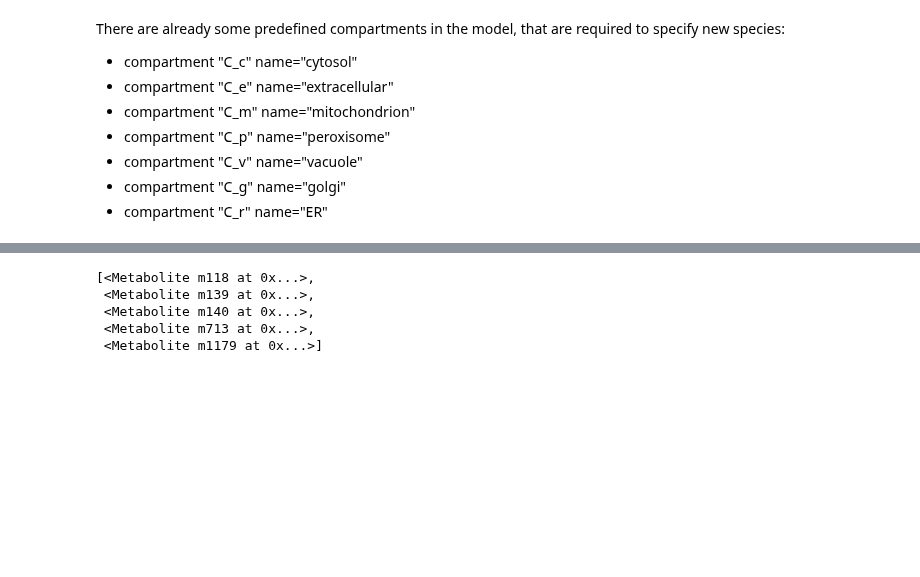
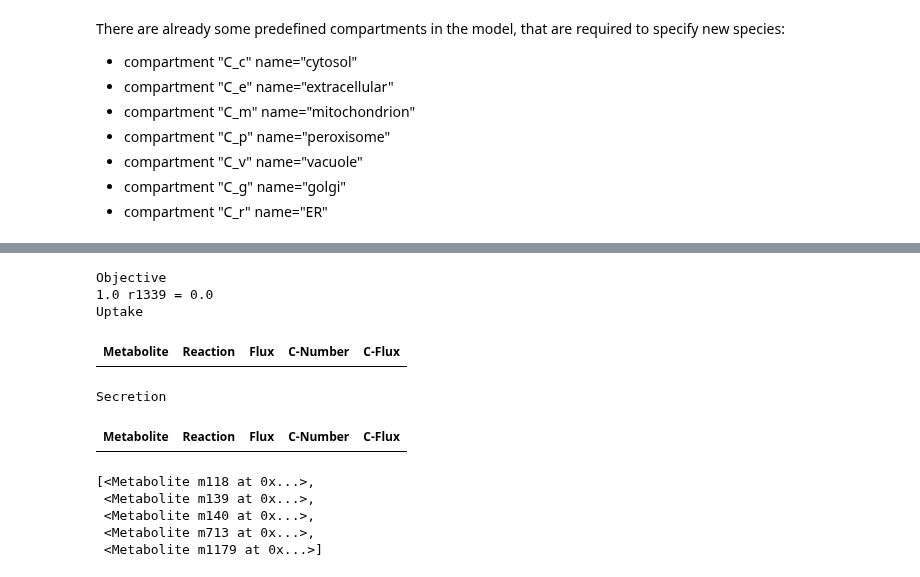
Before and after one commit to Schwebus/DTU_Biobuilders_2021, a Jupyter notebook: GSM_model/GSM_model_glyco.ipynb, the cells around one changed output, grey strips where cells are left out. Cells and saved outputs as stored; diff of their text form; code cells hidden in the pictures; blank space fills up the shorter version.

```diff
--- a/GSM_model/GSM_model_glyco.ipynb
+++ b/GSM_model/GSM_model_glyco.ipynb
@@ -252,7 +250,17 @@ Secretion
 | m1244 | r1137 | -0.686 | 0 | 0.00% |
 | m30 | r1150 | -2.784 | 0 | 0.00% |
 # %%
-pheast.genes.pMMO_c.knock_out()
+# we can copy the model to not modify the original one and knock-out one of the genes involved in pMMO, then it won't grow
+pheast_knock_out = pheast.copy()
+pheast_knock_out.genes.pMMO_C.knock_out()
+pheast_knock_out.summary()
+# %% [output]
+Objective
+1.0 r1339 = 0.0
+Uptake
+| Metabolite | Reaction | Flux | C-Number | C-Flux |
+Secretion
+| Metabolite | Reaction | Flux | C-Number | C-Flux |
 # %%
 # we will now introduce our heterologous protein: leghemoglobin
 # we look at the detoxification pathway as there is a heme group in both catalase and hemoglobin which could
```
Also changed, not shown: parts of 27 cells of this notebook.
